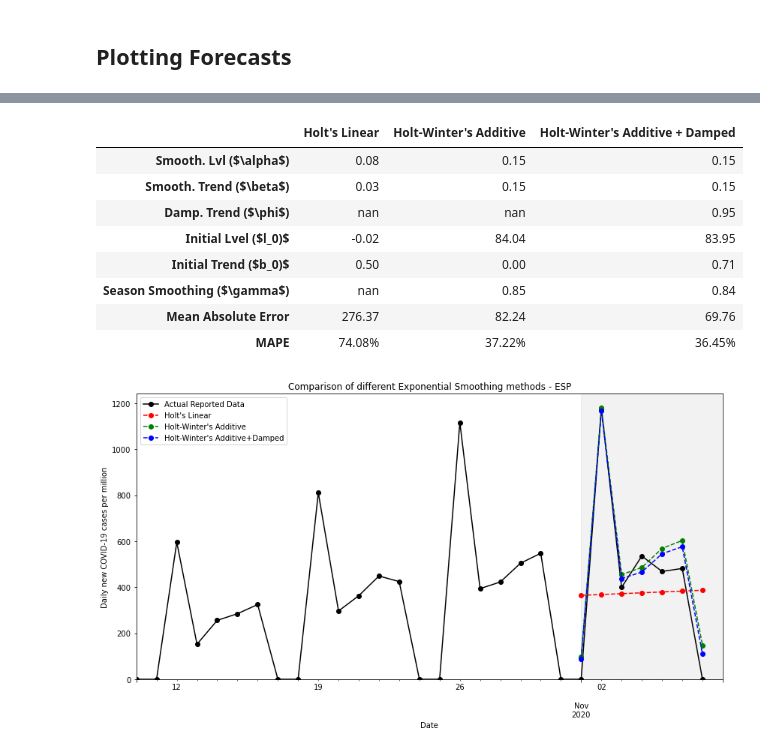
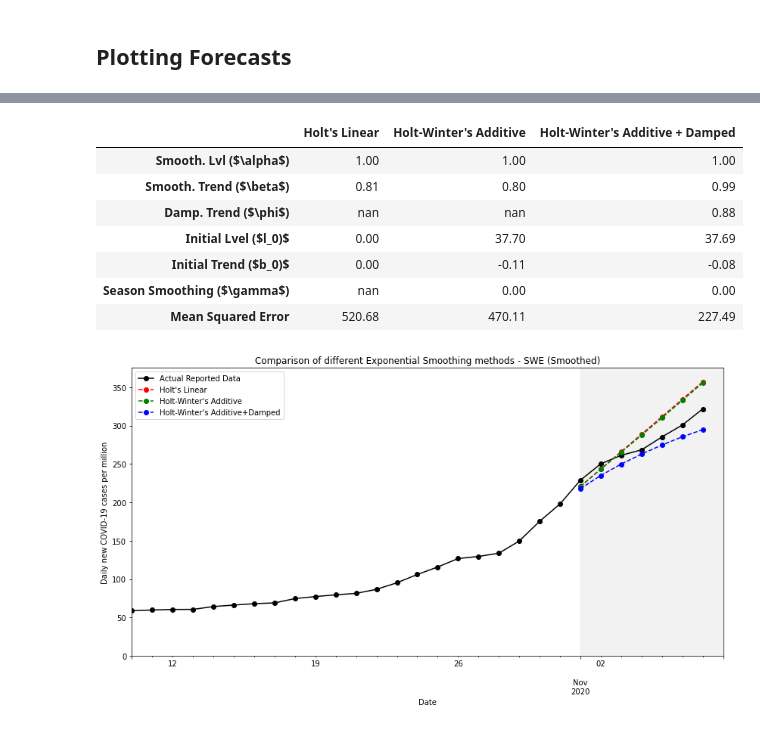
Before and after one commit to ostormer/covid_ml, a Jupyter notebook: Holt-Winters.ipynb, the cells around one changed output, grey strips where cells are left out. Drawn from its saved outputs; the diff is of its cells as text; code cells hidden in the pictures.

```diff
--- a/Holt-Winters.ipynb
+++ b/Holt-Winters.ipynb
@@ -153,31 +153,28 @@ def country_forecasts(iso_cd = None, smoothed = False, \
     #Holt Linear
     holt_lin_fit = Holt(y_to_train).fit(optimized=True)
     holt_lin_forecast = holt_lin_fit.forecast(predict_date).rename("Holt's Linear")
-    mae_holt_lin = abs(holt_lin_forecast - y_to_test).mean()
-    mape_holt_lin = abs((holt_lin_forecast - y_to_test)/holt_lin_forecast).mean()
+    mse_holt_lin = (np.square(holt_lin_forecast - y_to_test)).mean()
 
     #Holt-Winters-Additive
     holtw_ad_fit = ExponentialSmoothing(y_to_train, seasonal_periods=7, trend='add', seasonal='add').fit(optimized=True)
     holtw_ad_forecast = holtw_ad_fit.forecast(predict_date).rename("Holt-Winter's Additive")
-    mae_holtw_ad = abs(holtw_ad_forecast - y_to_test).mean()
-    mape_holtw_ad = abs((holtw_ad_forecast - y_to_test)/holtw_ad_forecast).mean()
+    mse_holtw_ad = (np.square(holtw_ad_forecast - y_to_test)).mean()
 
     #Holt-Winters-Additive Dampened
     holtw_ad_damp_fit = ExponentialSmoothing(y_to_train, seasonal_periods = 7, trend='add', seasonal='add', damped=True).fit(optimized=True)
     holtw_ad_damp_forecast = holtw_ad_damp_fit.forecast(predict_date).rename("Holt-Winter's Additive+Damped")
-    mae_holtw_ad_damp = abs(holtw_ad_damp_forecast - y_to_test).mean()
-    mape_holtw_ad_damp = abs((holtw_ad_damp_forecast - y_to_test)/holtw_ad_damp_forecast).mean()
+    mse_holtw_ad_damp = (np.square(holtw_ad_damp_forecast - y_to_test)).mean()
 
     params = ['smoothing_level', 'smoothing_trend', 'damping_trend', 'initial_level', 'initial_trend', 'smoothing_seasonal']
     results=pd.DataFrame(index=[r"Smooth. Lvl ($\alpha$)",r"Smooth. Trend ($\beta$)",r"Damp. Trend ($\phi$)",\
                                 r"Initial Lvel ($l_0)$","Initial Trend ($b_0)$",r"Season Smoothing ($\gamma$)",\
-                                "Mean Absolute Error", "MAPE"] ,\
+                                "Mean Squared Error"] ,\
                          columns=["Holt's Linear","Holt-Winter's Additive","Holt-Winter's Additive + Damped"])
-    results["Holt's Linear"] = [format(holt_lin_fit.params[p],".2f") for p in params] + [format(mae_holt_lin, ".2f")] +  [format(mape_holt_lin, ".2%")]
-    results["Holt-Winter's Additive"] = [format(holtw_ad_fit.params[p],".2f") for p in params] + [format(mae_holtw_ad, ".2f")] + [format(mape_holtw_ad, ".2%")]
-    results["Holt-Winter's Additive + Damped"] = [format(holtw_ad_damp_fit.params[p],".2f") for p in params] + [format(mae_holtw_ad_damp, ".2f")] + [format(mape_holtw_ad_damp, ".2%")]
+    results["Holt's Linear"] = [format(holt_lin_fit.params[p],".2f") for p in params] + [format(mse_holt_lin, ".2f")]
+    results["Holt-Winter's Additive"] = [format(holtw_ad_fit.params[p],".2f") for p in params] + [format(mse_holtw_ad, ".2f")]
+    results["Holt-Winter's Additive + Damped"] = [format(holtw_ad_damp_fit.params[p],".2f") for p in params] + [format(mse_holtw_ad_damp, ".2f")]
 
-    return y, holt_lin_forecast, holtw_ad_forecast, holtw_ad_damp_forecast, mae_holt_lin, mae_holtw_ad, mae_holtw_ad_damp, results
+    return y, holt_lin_forecast, holtw_ad_forecast, holtw_ad_damp_forecast, mse_holt_lin, mse_holtw_ad, mse_holtw_ad_damp, results
 # %% [markdown]
 ## Plotting Forecasts
 # %%
@@ -199,7 +196,7 @@ def plot_methods(iso_code, smoothed=False, s_date='2020-01-01',train_e_date='202
     y, holt_lin_forecast,\
     holtw_ad_forecast, \
     holtw_ad_damp_forecast, \
-    mae_holt_lin, mae_holtw_ad, mae_holtw_ad_damp, \
+    mse_holt_lin, mse_holtw_ad, mse_holtw_ad_damp, \
     results = country_forecasts(iso_cd=iso_code, smoothed=smoothed, \
                                     s_date=s_date,train_e_date=train_e_date, test_s_date=test_s_date, e_date=e_date)
     smoothed_txt=""
@@ -308,14 +318,13 @@ plot_methods('NOR', smoothed=True)
 # %%
-plot_methods('ESP', smoothed=False)
+plot_methods('SWE', smoothed=True)
 # %% [output]
 |  | Holt's Linear | Holt-Winter's Additive | Holt-Winter's Additive + Damped |
-| Smooth. Lvl ($\alpha$) | 0.08 | 0.15 | 0.15 |
-| Smooth. Trend ($\beta$) | 0.03 | 0.15 | 0.15 |
-| Damp. Trend ($\phi$) | nan | nan | 0.95 |
-| Initial Lvel ($l_0)$ | -0.02 | 84.04 | 83.95 |
-| Initial Trend ($b_0)$ | 0.50 | 0.00 | 0.71 |
-| Season Smoothing ($\gamma$) | nan | 0.85 | 0.84 |
-| Mean Absolute Error | 276.37 | 82.24 | 69.76 |
-| MAPE | 74.08% | 37.22% | 36.45% |
+| Smooth. Lvl ($\alpha$) | 1.00 | 1.00 | 1.00 |
+| Smooth. Trend ($\beta$) | 0.81 | 0.80 | 0.99 |
+| Damp. Trend ($\phi$) | nan | nan | 0.88 |
+| Initial Lvel ($l_0)$ | 0.00 | 37.70 | 37.69 |
+| Initial Trend ($b_0)$ | 0.00 | -0.11 | -0.08 |
+| Season Smoothing ($\gamma$) | nan | 0.00 | 0.00 |
+| Mean Squared Error | 520.68 | 470.11 | 227.49 |
-[figure, old version]
+[figure, new version]
 # %%
```
Also changed, not shown: parts of 10 cells of this notebook, 1 other file.
